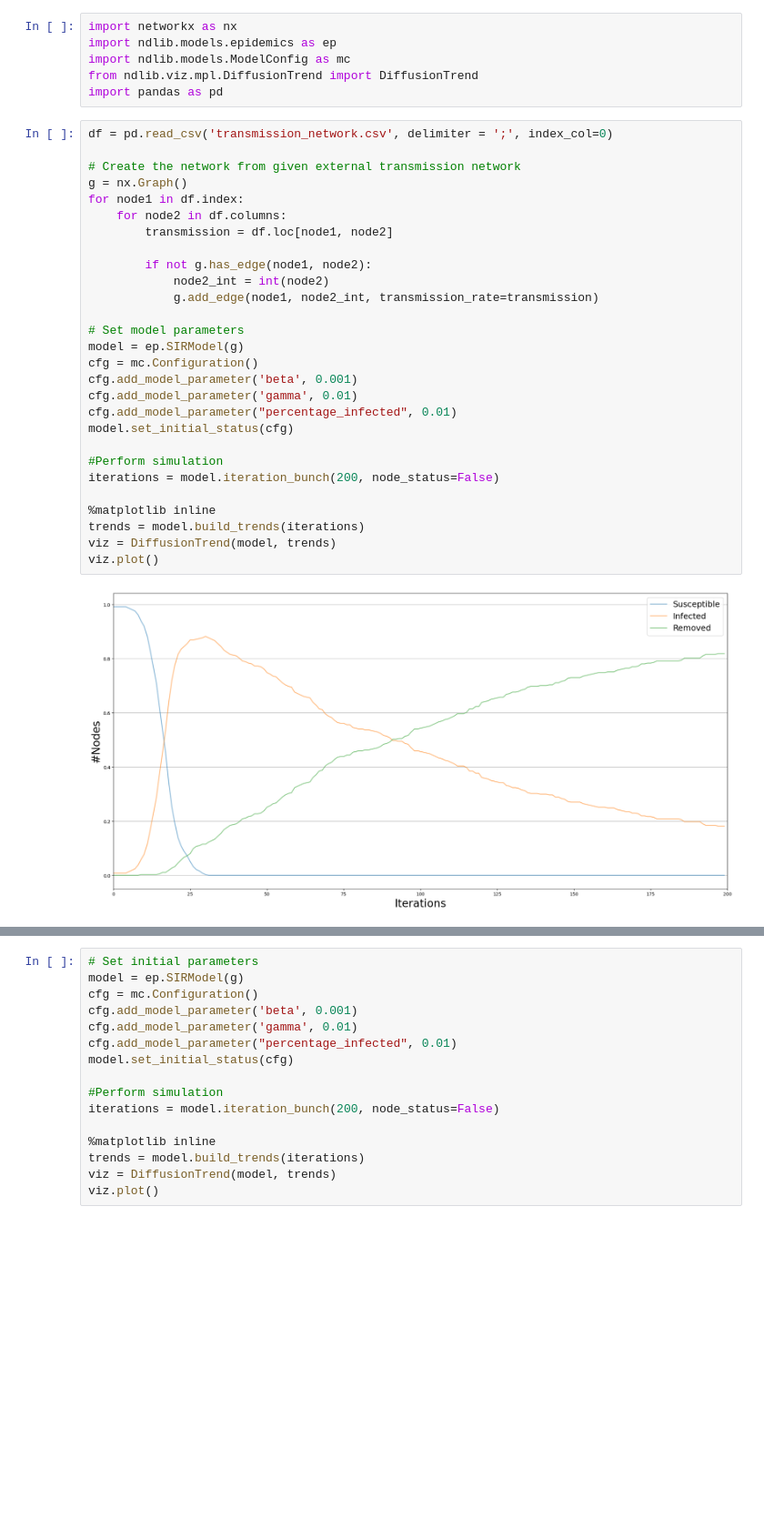
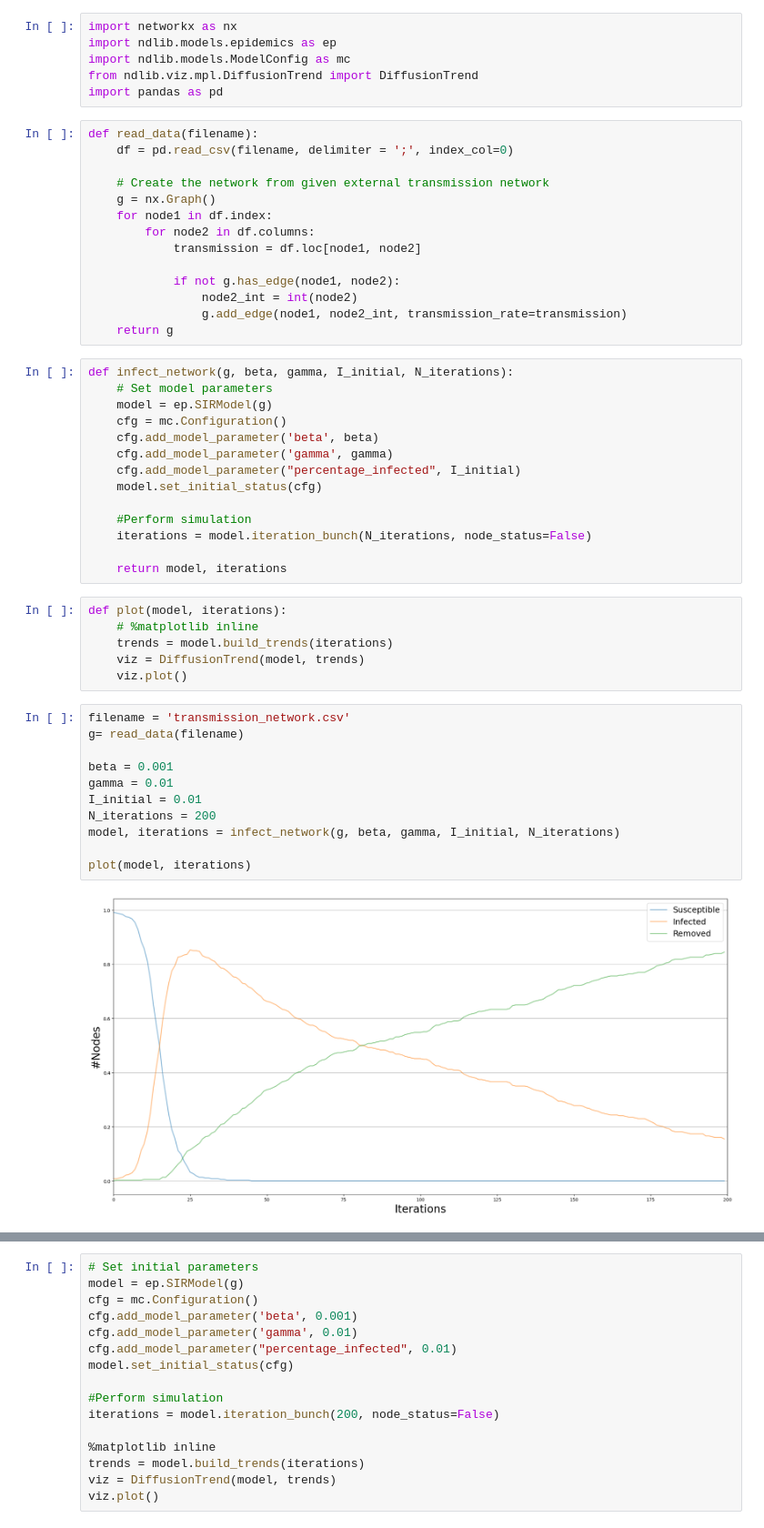
Before and after one commit to JTimmr/CS_Assignment_2, a Jupyter notebook: main.ipynb, the cells around one changed output, grey strips where cells are left out. Shown at 91% size. Cells and saved outputs as stored; diff of their text form; blank space fills up the shorter version.

```diff
--- a/main.ipynb
+++ b/main.ipynb
@@ -723,32 +723,49 @@ import ndlib.models.ModelConfig as mc
 from ndlib.viz.mpl.DiffusionTrend import DiffusionTrend
 import pandas as pd
 # %%
-df = pd.read_csv('transmission_network.csv', delimiter = ';', index_col=0)
+def read_data(filename):
+    df = pd.read_csv(filename, delimiter = ';', index_col=0)
 
-# Create the network from given external transmission network
-g = nx.Graph()
-for node1 in df.index:
-    for node2 in df.columns:
-        transmission = df.loc[node1, node2]
+    # Create the network from given external transmission network
+    g = nx.Graph()
+    for node1 in df.index:
+        for node2 in df.columns:
+            transmission = df.loc[node1, node2]
 
-        if not g.has_edge(node1, node2):
-            node2_int = int(node2)
-            g.add_edge(node1, node2_int, transmission_rate=transmission)
-
-# Set model parameters
-model = ep.SIRModel(g)
-cfg = mc.Configuration()
-cfg.add_model_parameter('beta', 0.001)
-cfg.add_model_parameter('gamma', 0.01)
-cfg.add_model_parameter("percentage_infected", 0.01)
-model.set_initial_status(cfg)
-
-#Perform simulation
-iterations = model.iteration_bunch(200, node_status=False)
-
-%matplotlib inline
-trends = model.build_trends(iterations)
-viz = DiffusionTrend(model, trends)
-viz.plot()
+            if not g.has_edge(node1, node2):
+                node2_int = int(node2)
+                g.add_edge(node1, node2_int, transmission_rate=transmission)
+    return g
-# %% [output]
-[figure, removed]
+# %%
+def infect_network(g, beta, gamma, I_initial, N_iterations):
+    # Set model parameters
+    model = ep.SIRModel(g)
+    cfg = mc.Configuration()
+    cfg.add_model_parameter('beta', beta)
+    cfg.add_model_parameter('gamma', gamma)
+    cfg.add_model_parameter("percentage_infected", I_initial)
+    model.set_initial_status(cfg)
+
+    #Perform simulation
+    iterations = model.iteration_bunch(N_iterations, node_status=False)
+
+    return model, iterations
+# %%
+def plot(model, iterations):
+    # %matplotlib inline
+    trends = model.build_trends(iterations)
+    viz = DiffusionTrend(model, trends)
+    viz.plot()
+# %%
+filename = 'transmission_network.csv'
+g= read_data(filename)
+
+beta = 0.001
+gamma = 0.01
+I_initial = 0.01
+N_iterations = 200
+model, iterations = infect_network(g, beta, gamma, I_initial, N_iterations)
+
+plot(model, iterations)
+# %% [output]
+[figure, added]
```
Also changed, not shown: parts of 1 cell of this notebook.
